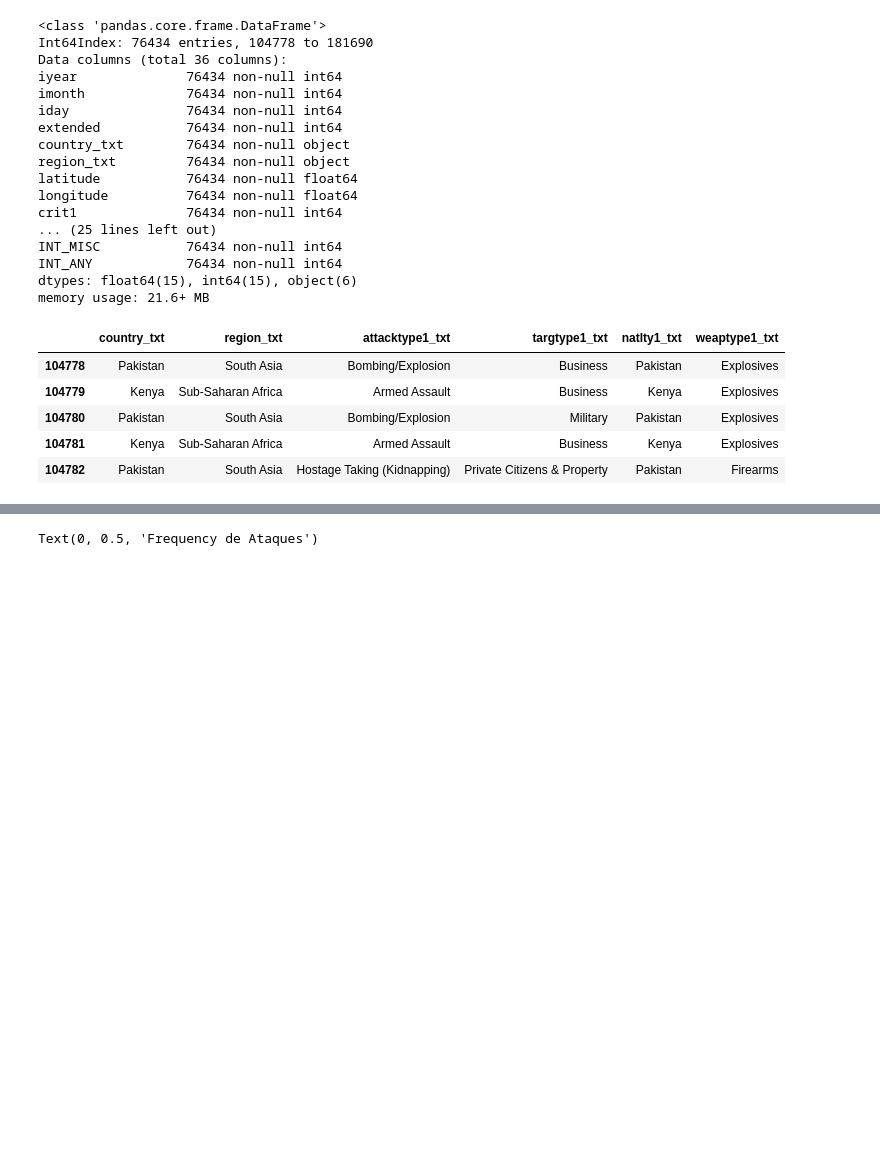
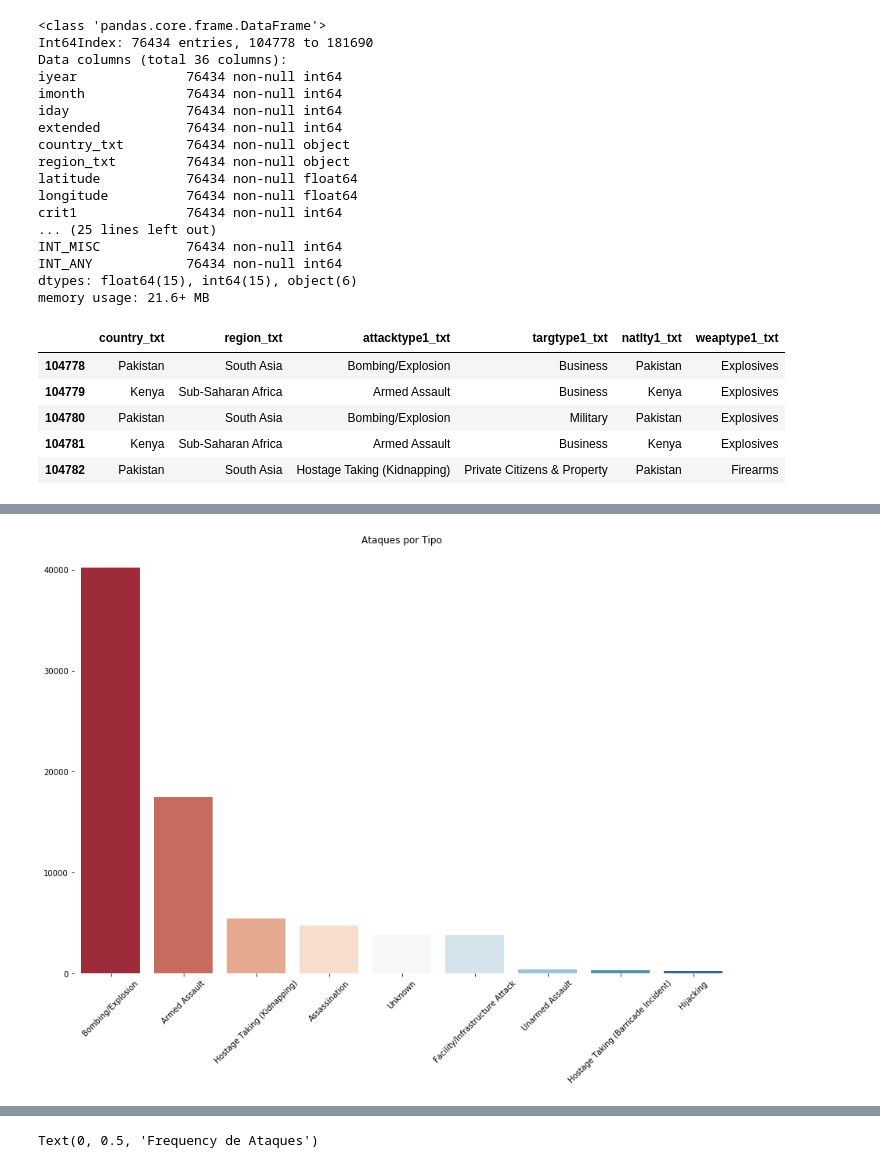
Before and after one commit to JoseGuzmanZamora/TerrorismDataAnalysis, a Jupyter notebook: terrorismoanalisis.ipynb, the cells around one changed output, grey strips where cells are left out. Cells and saved outputs as stored; diff of their text form; code cells hidden in the pictures; blank space fills up the shorter version.

```diff
--- a/terrorismoanalisis.ipynb
+++ b/terrorismoanalisis.ipynb
@@ -374 +317,23 @@ ch.set_xticklabels(ch.get_xticklabels(), rotation=45)
+# %%
+# Visualización de ataques terroristas por tipo de ataque
+tipo = 'attacktype1_txt'
+
+fig, ax = plt.subplots(figsize=(15,10))
+ax.spines['top'].set_visible(False)
+ax.spines['right'].set_visible(False)
+ax.spines['bottom'].set_visible(False)
+ax.spines['left'].set_visible(False)
+ch = sns.countplot(x=tipo,
+                   data=categoricas,
+                   order = categoricas[tipo].value_counts().index,
+                  palette='RdBu')
+ch.set_title("Ataques por Tipo")
+ch.set_xticklabels(ch.get_xticklabels(), rotation=45)
+ax.get_yaxis().set_ticks([0,10000,20000,30000,40000])
+ch.set_ylabel('')
+ch.set_xlabel('')
+
+plt.show()
+# %% [output]
+[figure, added]
 # %%
```
Also changed, not shown: parts of 76 cells of this notebook, 1 other file.
